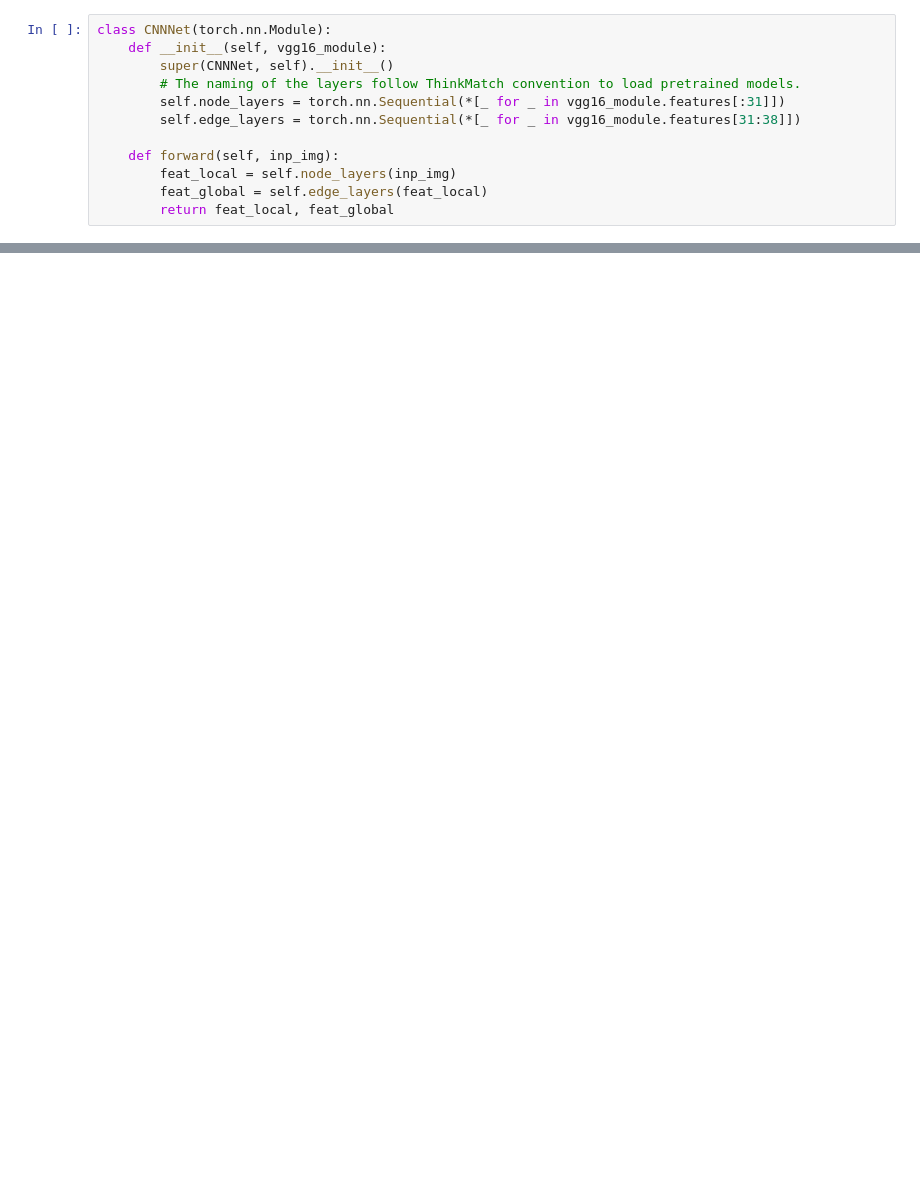
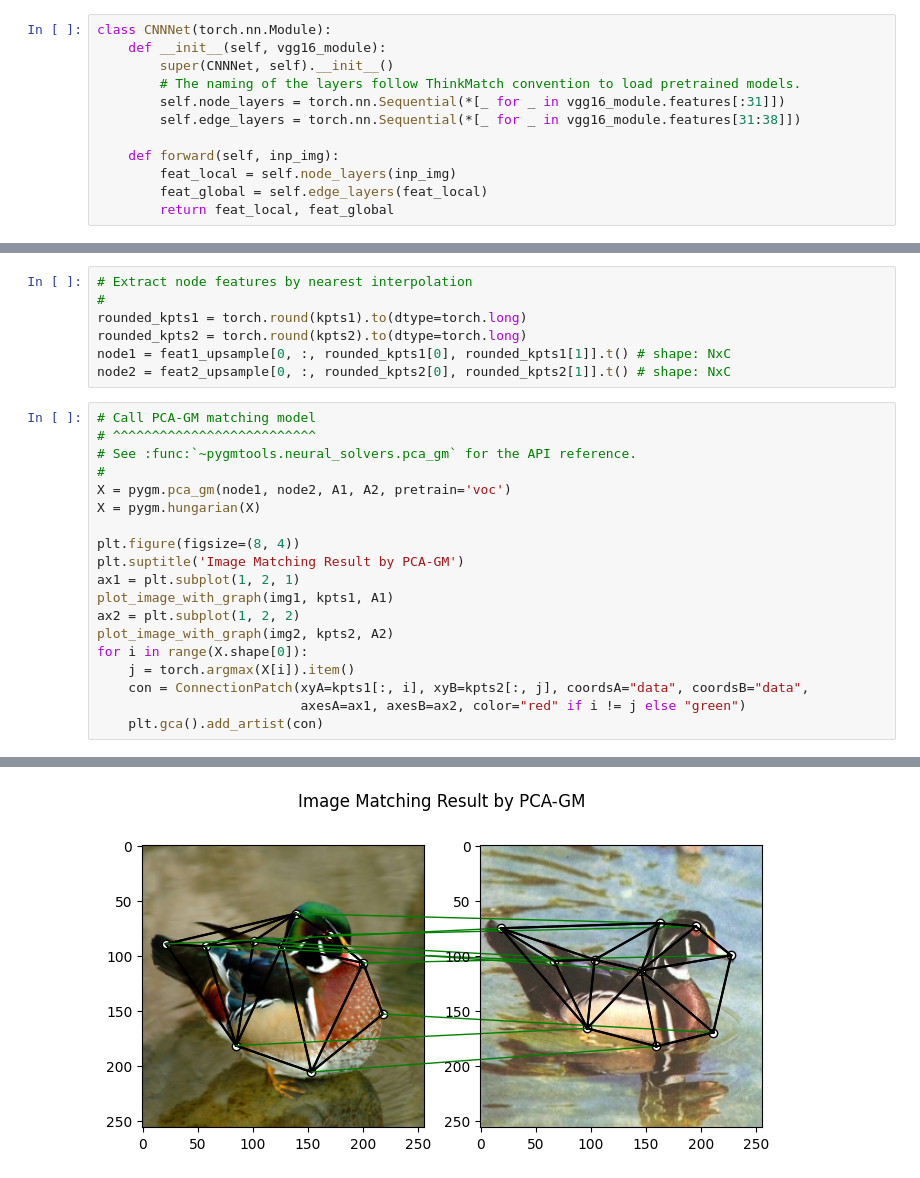
Before and after one commit to Entarochuan/SJTU-CourseAssignments, a Jupyter notebook: DL/Final_Proj/Pyotrch_Version/pytorch_version.ipynb, the cells around one changed output, grey strips where cells are left out. Drawn from its saved outputs; the diff is of its cells as text; blank space fills up the shorter version.

```diff
--- a/DL/Final_Proj/Pyotrch_Version/pytorch_version.ipynb
+++ b/DL/Final_Proj/Pyotrch_Version/pytorch_version.ipynb
@@ -101,0 +176,27 @@ ycm02@fourier's password:
+# %%
+# Extract node features by nearest interpolation
+#
+rounded_kpts1 = torch.round(kpts1).to(dtype=torch.long)
+rounded_kpts2 = torch.round(kpts2).to(dtype=torch.long)
+node1 = feat1_upsample[0, :, rounded_kpts1[0], rounded_kpts1[1]].t() # shape: NxC
+node2 = feat2_upsample[0, :, rounded_kpts2[0], rounded_kpts2[1]].t() # shape: NxC
+# %%
+# Call PCA-GM matching model
+# ^^^^^^^^^^^^^^^^^^^^^^^^^^
+# See :func:`~pygmtools.neural_solvers.pca_gm` for the API reference.
+#
+X = pygm.pca_gm(node1, node2, A1, A2, pretrain='voc')
+X = pygm.hungarian(X)
+
+plt.figure(figsize=(8, 4))
+plt.suptitle('Image Matching Result by PCA-GM')
+ax1 = plt.subplot(1, 2, 1)
+plot_image_with_graph(img1, kpts1, A1)
+ax2 = plt.subplot(1, 2, 2)
+plot_image_with_graph(img2, kpts2, A2)
+for i in range(X.shape[0]):
+    j = torch.argmax(X[i]).item()
+    con = ConnectionPatch(xyA=kpts1[:, i], xyB=kpts2[:, j], coordsA="data", coordsB="data",
+                          axesA=ax1, axesB=ax2, color="red" if i != j else "green")
+    plt.gca().add_artist(con)
+# %% [output]
@@ -101,0 +204 @@ ycm02@fourier's password:
+[figure, added]
```
Also changed, not shown: parts of 29 cells of this notebook.
